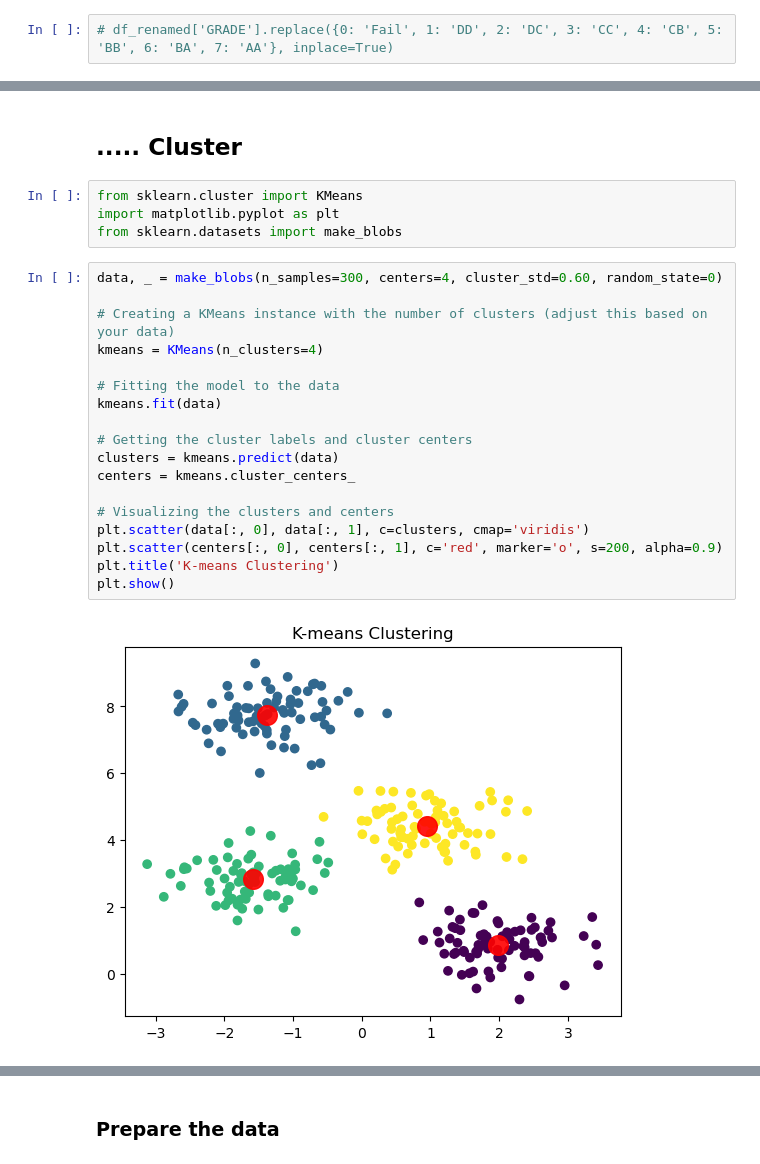
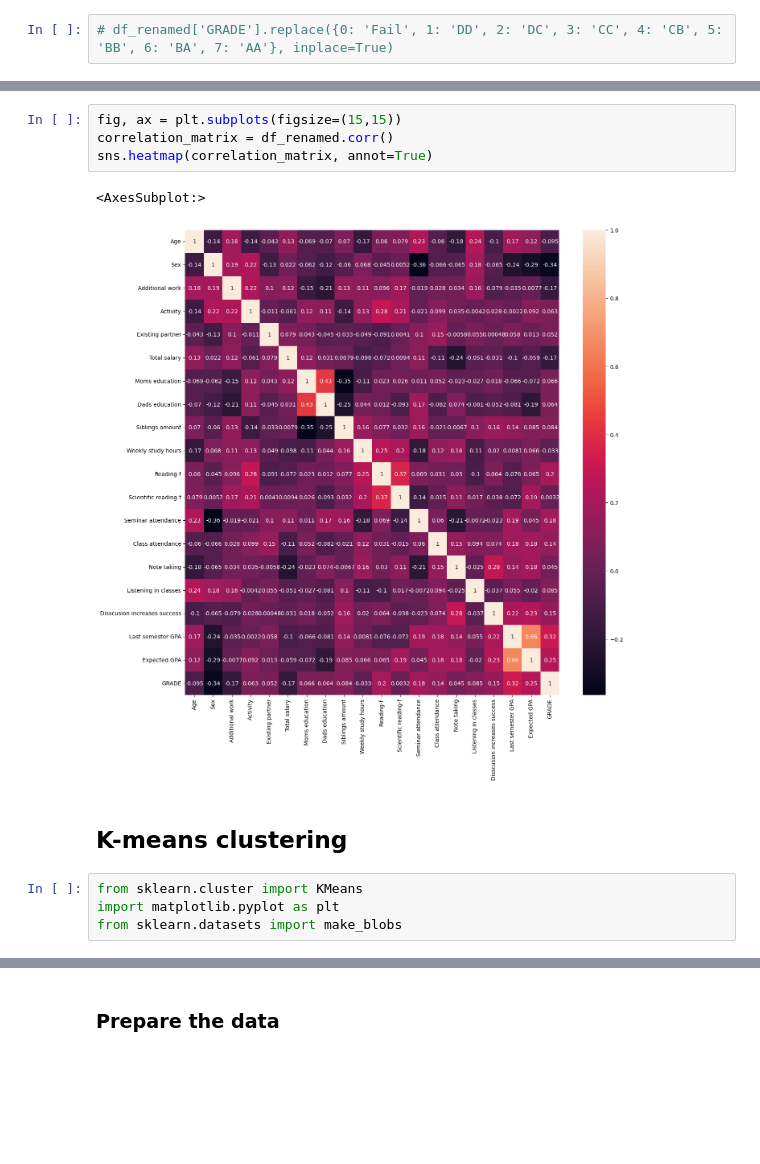
Before and after one commit to Fera13/ML-Project-Obesity-Classifier, a Jupyter notebook: ML_Project.ipynb, the cells around one changed output, grey strips where cells are left out. Saved outputs shown, nothing was run; the diff lists cells and outputs as text; blank space fills up the shorter version.

```diff
--- a/ML_Project.ipynb
+++ b/ML_Project.ipynb
@@ -288,26 +288,13 @@ plt.show()
-# %% [markdown]
-## ..... Cluster
-# %%
-from sklearn.cluster import KMeans
-import matplotlib.pyplot as plt
-from sklearn.datasets import make_blobs
-# %%
-data, _ = make_blobs(n_samples=300, centers=4, cluster_std=0.60, random_state=0)
-
-# Creating a KMeans instance with the number of clusters (adjust this based on your data)
-kmeans = KMeans(n_clusters=4)
-
-# Fitting the model to the data
-kmeans.fit(data)
-
-# Getting the cluster labels and cluster centers
-clusters = kmeans.predict(data)
-centers = kmeans.cluster_centers_
-
-# Visualizing the clusters and centers
-plt.scatter(data[:, 0], data[:, 1], c=clusters, cmap='viridis')
-plt.scatter(centers[:, 0], centers[:, 1], c='red', marker='o', s=200, alpha=0.9)
-plt.title('K-means Clustering')
-plt.show()
-# %% [output]
-[figure, removed]
+# %%
+fig, ax = plt.subplots(figsize=(15,15))
+correlation_matrix = df_renamed.corr()
+sns.heatmap(correlation_matrix, annot=True)
+# %% [output]
+<AxesSubplot:>
+[figure, added]
+# %% [markdown]
+## K-means clustering
+# %%
+from sklearn.cluster import KMeans
+import matplotlib.pyplot as plt
+from sklearn.datasets import make_blobs
```
Also changed, not shown: parts of 18 cells of this notebook.
